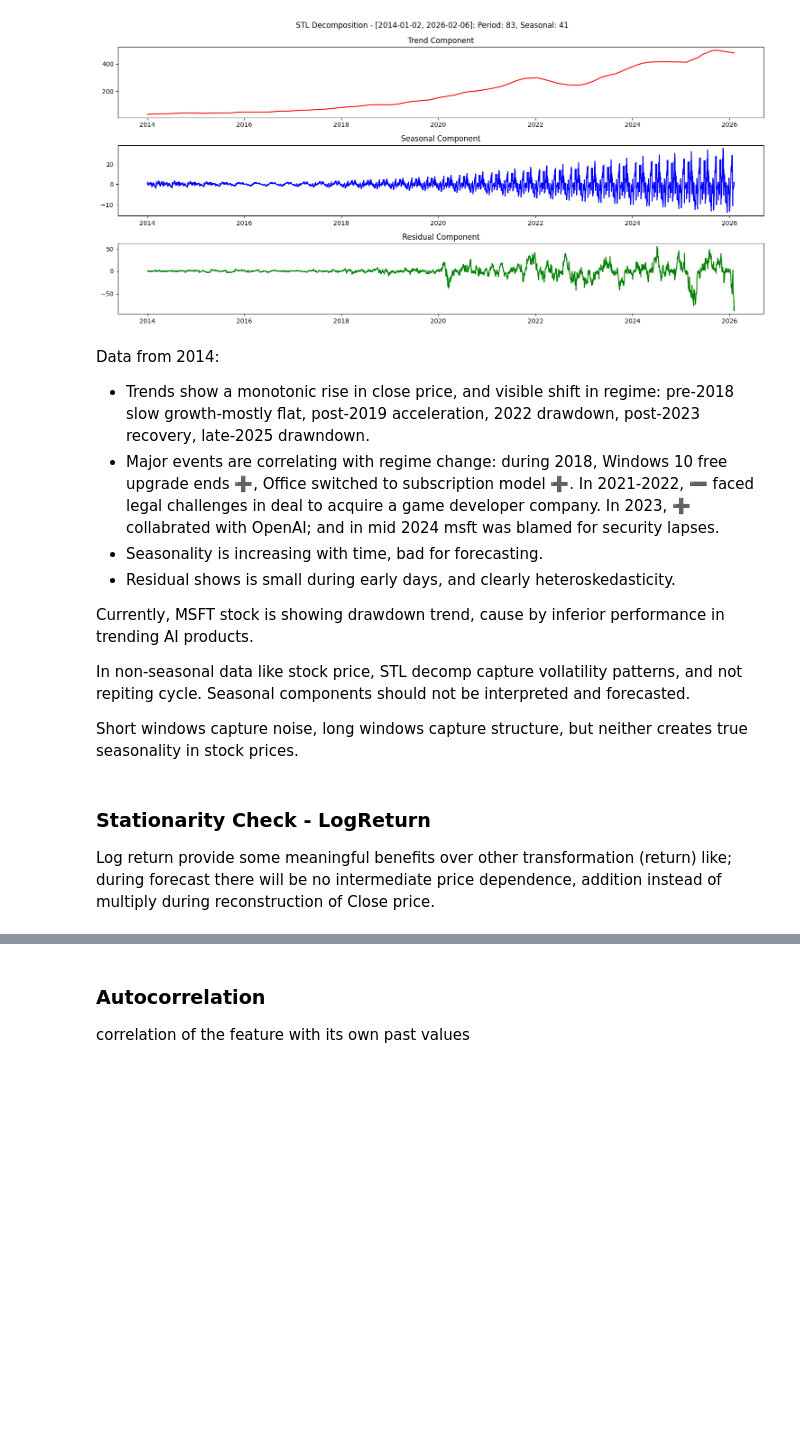
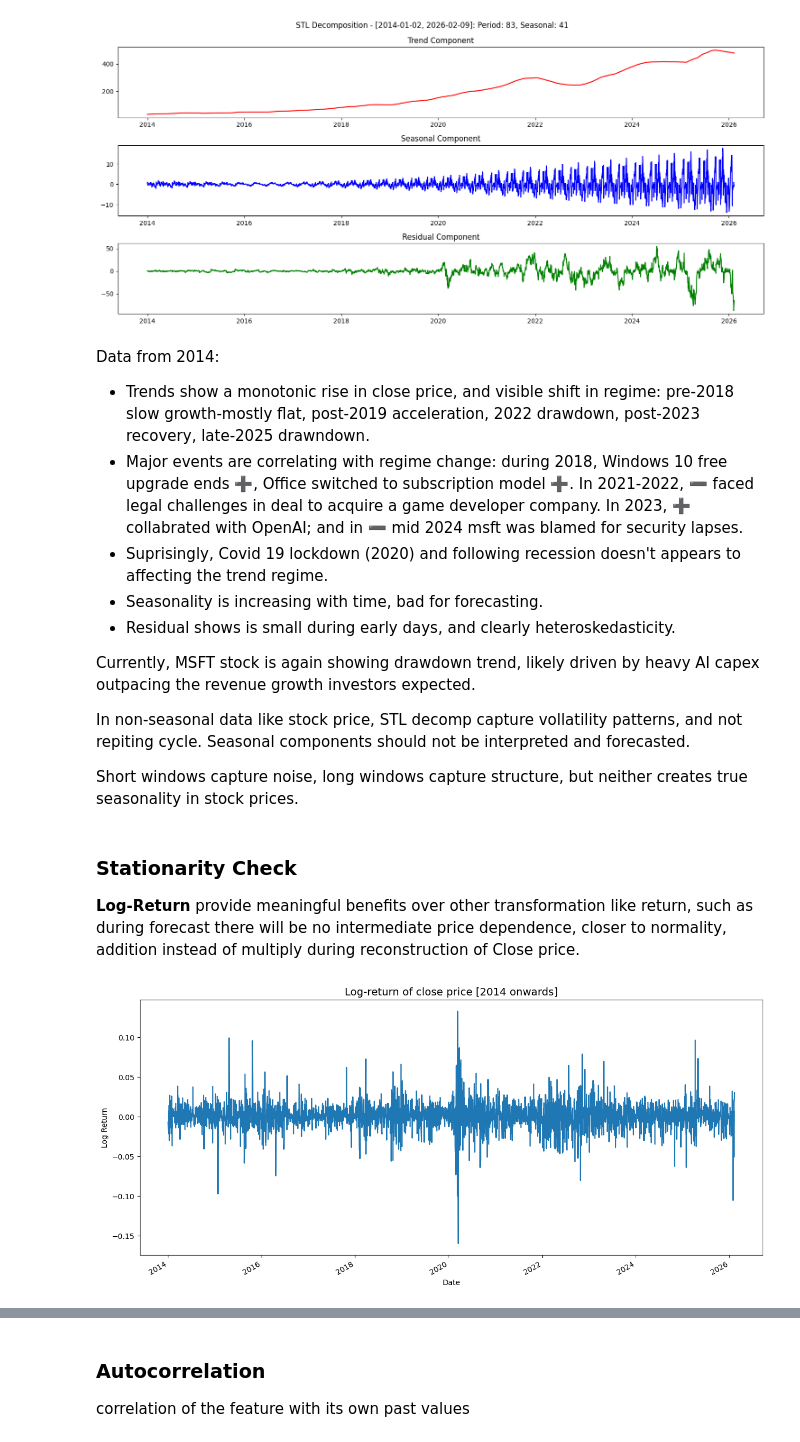
Before and after one commit to shashankgarewal/Time-Series-Analysis-Forecasting, a Jupyter notebook: notebooks/02_eda_analysis.ipynb, the cells around one changed output, grey strips where cells are left out. Drawn from its saved outputs; the diff is of its cells as text; code cells hidden in the pictures; blank space fills up the shorter version.

Commit message:
Update Stationarity Check and Comments

```diff
--- a/notebooks/02_eda_analysis.ipynb
+++ b/notebooks/02_eda_analysis.ipynb
@@ -306,16 +309,25 @@ plot_stl_decomp(df['Close'], 83, 41);
 # %% [markdown]
 Data from 2014:
 * Trends show a monotonic rise in close price, and visible shift in regime: pre-2018 slow growth-mostly flat, post-2019 acceleration, 2022 drawdown, post-2023 recovery, late-2025 drawndown.
-* Major events are correlating with regime change: during 2018, Windows 10 free upgrade ends ➕, Office switched to subscription model ➕. In 2021-2022, ➖ faced legal challenges in deal to acquire a game developer company. In 2023, ➕ collabrated with OpenAI; and in mid 2024 msft was blamed for security lapses.
+* Major events are correlating with regime change: during 2018, Windows 10 free upgrade ends ➕, Office switched to subscription model ➕. In 2021-2022, ➖ faced legal challenges in deal to acquire a game developer company. In 2023, ➕ collabrated with OpenAI; and in ➖ mid 2024 msft was blamed for security lapses.
+* Suprisingly, Covid 19 lockdown (2020) and following recession doesn't appears to affecting the trend regime.
 * Seasonality is increasing with time, bad for forecasting.
 * Residual shows is small during early days, and clearly heteroskedasticity.
 
-Currently, MSFT stock is showing drawdown trend, cause by inferior performance in trending AI products.
+Currently, MSFT stock is again showing drawdown trend, likely driven by heavy AI capex outpacing the revenue growth investors expected.
 
 In non-seasonal data like stock price, STL decomp capture vollatility patterns, and not repiting cycle. Seasonal components should not be interpreted and forecasted.
 
 Short windows capture noise, long windows capture structure, but neither creates true seasonality in stock prices.
 # %% [markdown]
-### Stationarity Check - LogReturn
+### Stationarity Check
 
-Log return provide some meaningful benefits over other transformation (return) like; during forecast there will be no intermediate price dependence, addition instead of multiply during reconstruction of Close price.
+
+**Log-Return** provide meaningful benefits over other transformation like return, such as during forecast there will be no intermediate price dependence, closer to normality, addition instead of multiply during reconstruction of Close price.
+# %%
+df['LogReturn'].plot(figsize=(15, 7))
+plt.ylabel('Log Return')
+plt.title('Log-return of close price [2014 onwards]', fontsize=14)
+plt.show()
+# %% [output]
+[figure, added]
```
Also changed, not shown: parts of 24 cells of this notebook.
